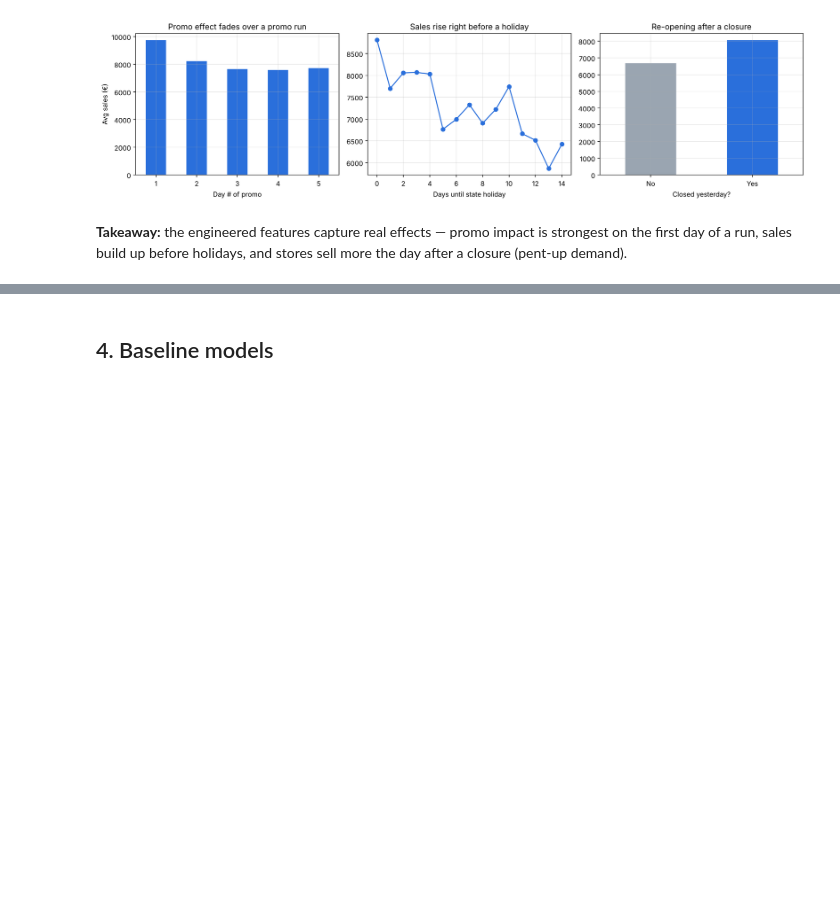
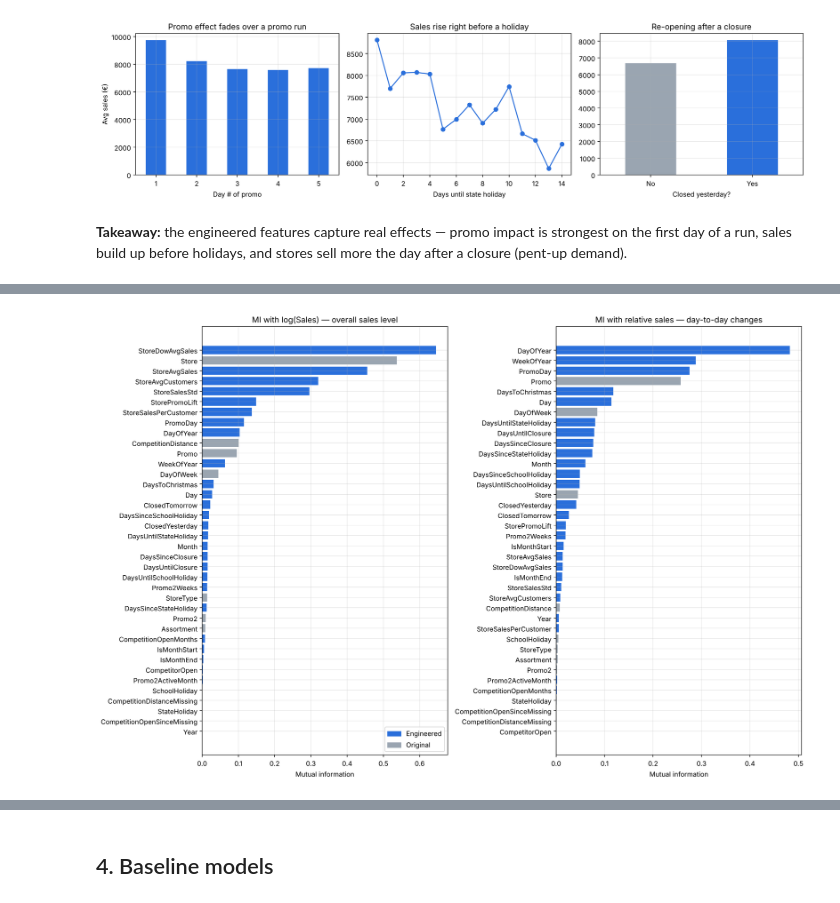
Before and after one commit to yahyalkayem/rossmann-sales-optimization, a Jupyter notebook: notebooks/02_features_and_baseline.ipynb, the cells around one changed output, grey strips where cells are left out. Saved outputs shown, nothing was run; the diff lists cells and outputs as text; code cells hidden in the pictures; blank space fills up the shorter version.

Commit message:
add mutual information analysis

```diff
--- a/notebooks/02_features_and_baseline.ipynb
+++ b/notebooks/02_features_and_baseline.ipynb
@@ -279,0 +290,20 @@ plt.tight_layout(); plt.savefig("../figures/engineered_features.png", dpi=120);
+# %%
+from sklearn.feature_selection import mutual_info_regression
+
+RAW_INPUTS = ["Store", "DayOfWeek", "Promo", "StateHoliday", "SchoolHoliday", "StoreType", "Assortment",
+              "CompetitionDistance", "Promo2"]
+DISCRETE = ["Store", "DayOfWeek", "Promo", "StateHoliday", "SchoolHoliday", "StoreType", "Assortment", "Promo2",
+            "IsMonthStart", "IsMonthEnd", "ClosedYesterday", "ClosedTomorrow", "Promo2ActiveMonth",
+            "CompetitorOpen", "CompetitionDistanceMissing", "CompetitionOpenSinceMissing"]
+
+sample = tr.sample(100_000, random_state=42)
+X_mi = sample[FEATURES].fillna(-1)          # MI cannot handle NaN; -1 = 'unknown competitor opening date'
+is_discrete = [f in DISCRETE for f in FEATURES]
+
+mi = pd.DataFrame({
+    "MI_sales": mutual_info_regression(X_mi, np.log1p(sample.Sales), discrete_features=is_discrete, random_state=42),
+    "MI_relative": mutual_info_regression(X_mi, np.log(sample.Sales / sample.StoreDowAvgSales),
+                                          discrete_features=is_discrete, random_state=42),
+}, index=FEATURES)
+mi["Type"] = np.where(mi.index.isin(RAW_INPUTS), "Original", "Engineered")
+mi.sort_values("MI_sales", ascending=False).round(4)
@@ -279,0 +328,12 @@ plt.tight_layout(); plt.savefig("../figures/engineered_features.png", dpi=120);
+# %%
+fig, axes = plt.subplots(1, 2, figsize=(15, 10))
+for ax, col, title in [(axes[0], "MI_sales", "MI with log(Sales) — overall sales level"),
+                       (axes[1], "MI_relative", "MI with relative sales — day-to-day changes")]:
+    s = mi.sort_values(col)
+    ax.barh(s.index, s[col], color=np.where(s.Type == "Engineered", BLUE, GREY))
+    ax.set_title(title); ax.set_xlabel("Mutual information")
+axes[0].legend(handles=[plt.Rectangle((0, 0), 1, 1, color=BLUE), plt.Rectangle((0, 0), 1, 1, color=GREY)],
+               labels=["Engineered", "Original"], loc="lower right")
+plt.tight_layout(); plt.savefig("../figures/mutual_information.png", dpi=120); plt.show()
+# %% [output]
+[figure, added]
```
Also changed, not shown: parts of 12 cells of this notebook.
